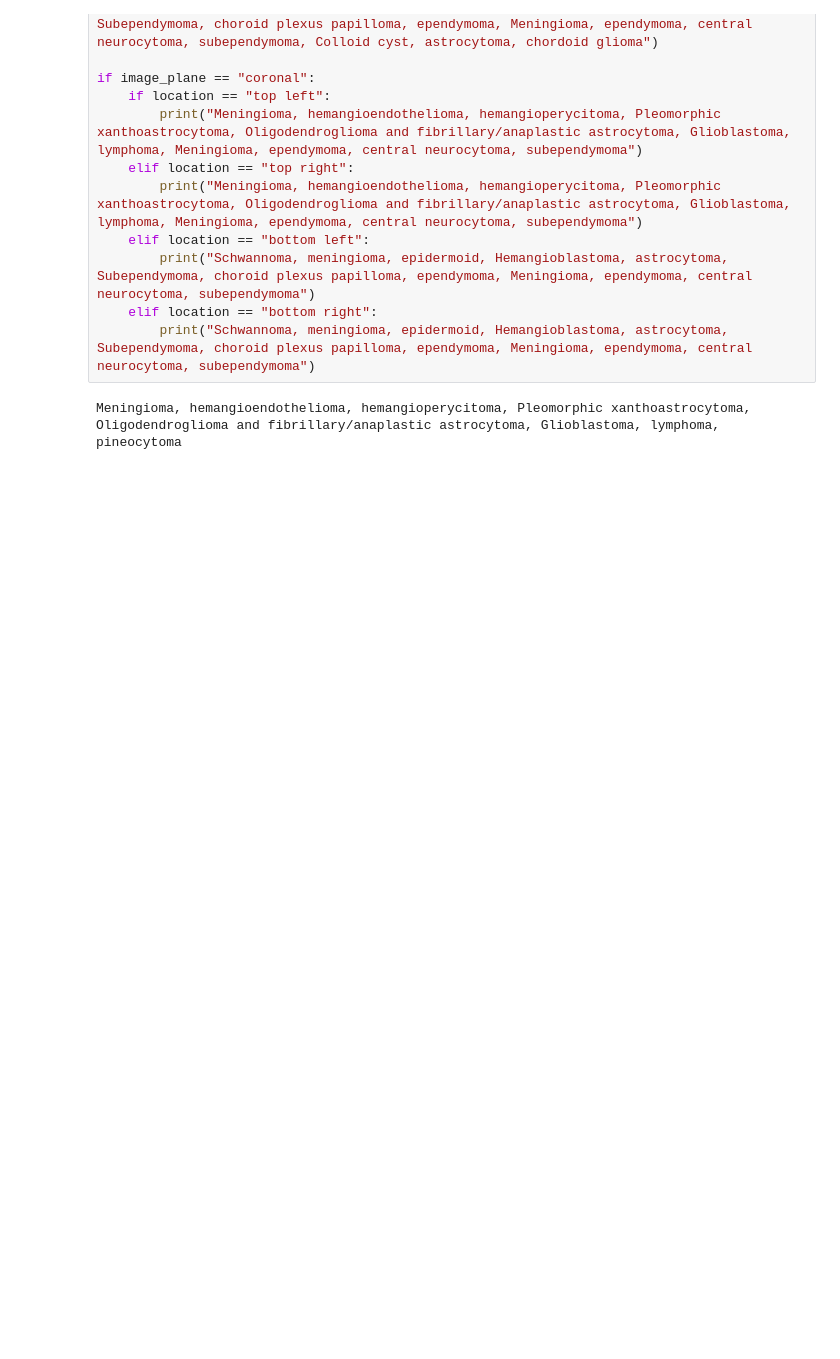
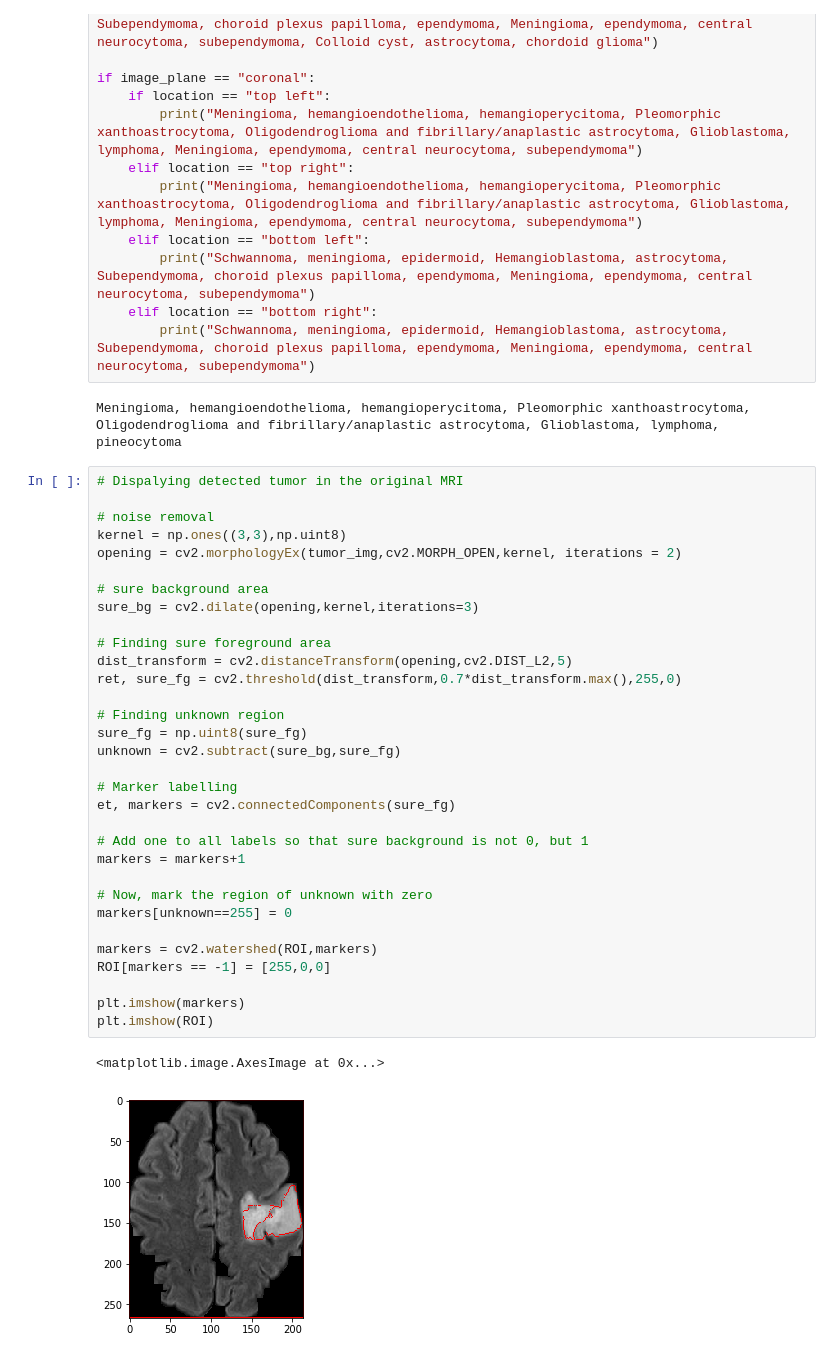
Before and after one commit to shaavi/Spectre_FYP, a Jupyter notebook: final_v7.ipynb, the cells around one changed output. Saved outputs shown, nothing was run; the diff lists cells and outputs as text; blank space fills up the shorter version.

```diff
--- a/final_v7.ipynb
+++ b/final_v7.ipynb
@@ -212,3 +212,38 @@ if image_plane == "coronal":
         print("Schwannoma, meningioma, epidermoid, Hemangioblastoma, astrocytoma, Subependymoma, choroid plexus papilloma, ependymoma, Meningioma, ependymoma, central neurocytoma, subependymoma")
 # %% [output]
 Meningioma, hemangioendothelioma, hemangioperycitoma, Pleomorphic xanthoastrocytoma, Oligodendroglioma and fibrillary/anaplastic astrocytoma, Glioblastoma, lymphoma, pineocytoma
+# %%
+# Dispalying detected tumor in the original MRI
+
+# noise removal
+kernel = np.ones((3,3),np.uint8)
+opening = cv2.morphologyEx(tumor_img,cv2.MORPH_OPEN,kernel, iterations = 2)
+
+# sure background area
+sure_bg = cv2.dilate(opening,kernel,iterations=3)
+
+# Finding sure foreground area
+dist_transform = cv2.distanceTransform(opening,cv2.DIST_L2,5)
+ret, sure_fg = cv2.threshold(dist_transform,0.7*dist_transform.max(),255,0)
+
+# Finding unknown region
+sure_fg = np.uint8(sure_fg)
+unknown = cv2.subtract(sure_bg,sure_fg)
+
+# Marker labelling
+et, markers = cv2.connectedComponents(sure_fg)
+
+# Add one to all labels so that sure background is not 0, but 1
+markers = markers+1
+
+# Now, mark the region of unknown with zero
+markers[unknown==255] = 0
+
+markers = cv2.watershed(ROI,markers)
+ROI[markers == -1] = [255,0,0]
+
+plt.imshow(markers)
+plt.imshow(ROI)
+# %% [output]
+<matplotlib.image.AxesImage at 0x...>
+[figure, added]
```
Also changed, not shown: 1 other file.
